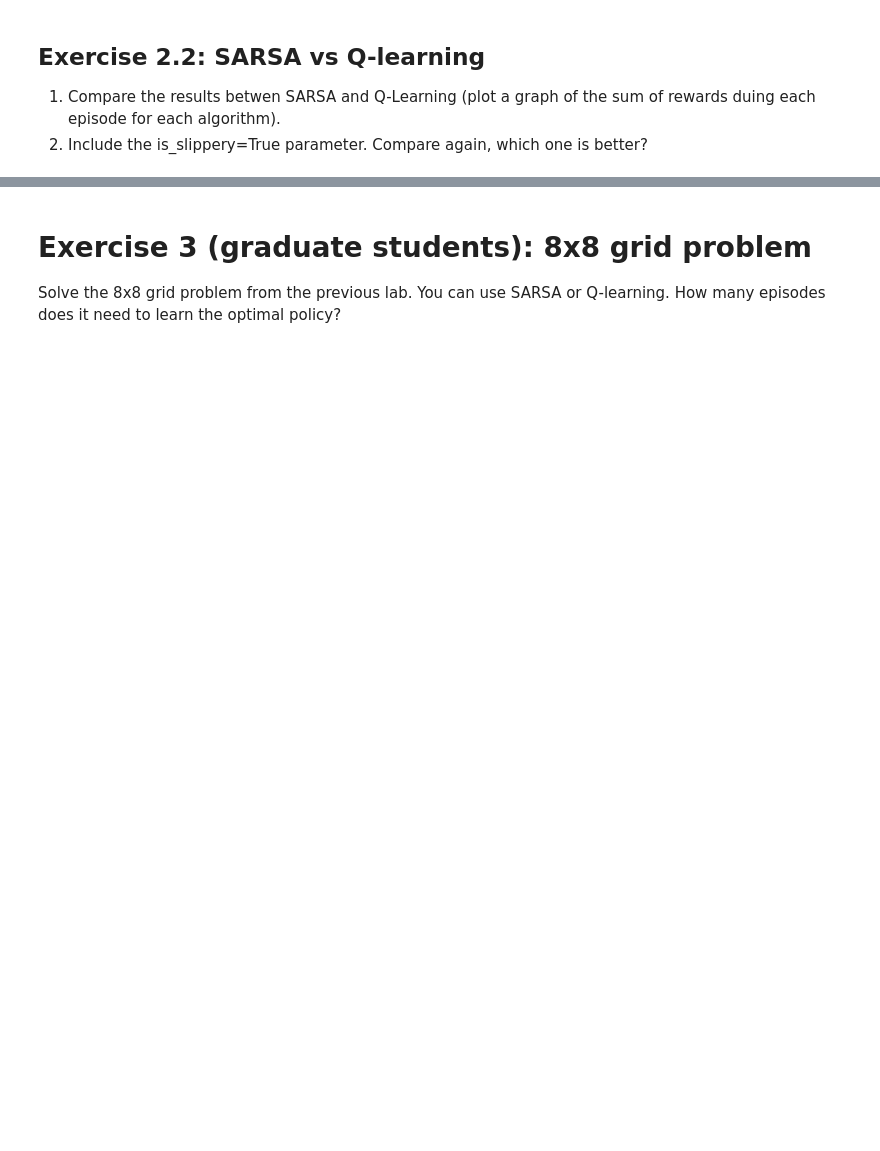
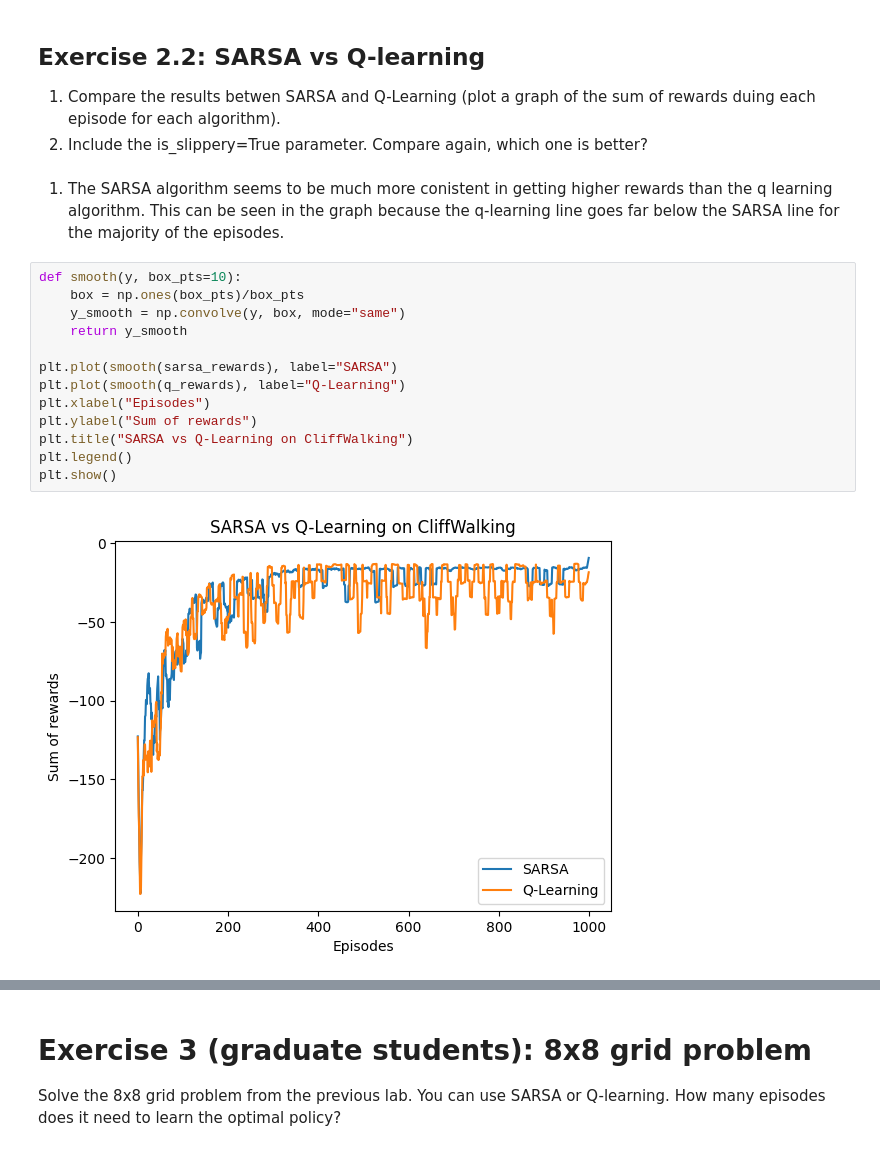
Before and after one commit to Cristian-Cortez/CSE337-labs, a Jupyter notebook: lab3_TD_Learning.ipynb, the cells around one changed output, grey strips where cells are left out. Saved outputs shown, nothing was run; the diff lists cells and outputs as text; blank space fills up the shorter version.

```diff
--- a/lab3_TD_Learning.ipynb
+++ b/lab3_TD_Learning.ipynb
@@ -257,3 +265,20 @@ plot_policy(Q, "Q-Learning")
 ## Exercise 2.2: SARSA vs Q-learning
  1. Compare the results betwen SARSA and Q-Learning (plot a graph of the sum of rewards duing each episode for each algorithm).
  2. Include the is_slippery=True parameter. Compare again, which one is better?
+# %% [markdown]
+1. The SARSA algorithm seems to be much more conistent in getting higher rewards than the q learning algorithm. This can be seen in the graph because the q-learning line goes far below the SARSA line for the majority of the episodes.
+# %%
+def smooth(y, box_pts=10):
+    box = np.ones(box_pts)/box_pts
+    y_smooth = np.convolve(y, box, mode="same")
+    return y_smooth
+
+plt.plot(smooth(sarsa_rewards), label="SARSA")
+plt.plot(smooth(q_rewards), label="Q-Learning")
+plt.xlabel("Episodes")
+plt.ylabel("Sum of rewards")
+plt.title("SARSA vs Q-Learning on CliffWalking")
+plt.legend()
+plt.show()
+# %% [output]
+[figure, added]
```
Also changed, not shown: parts of 8 cells of this notebook.
